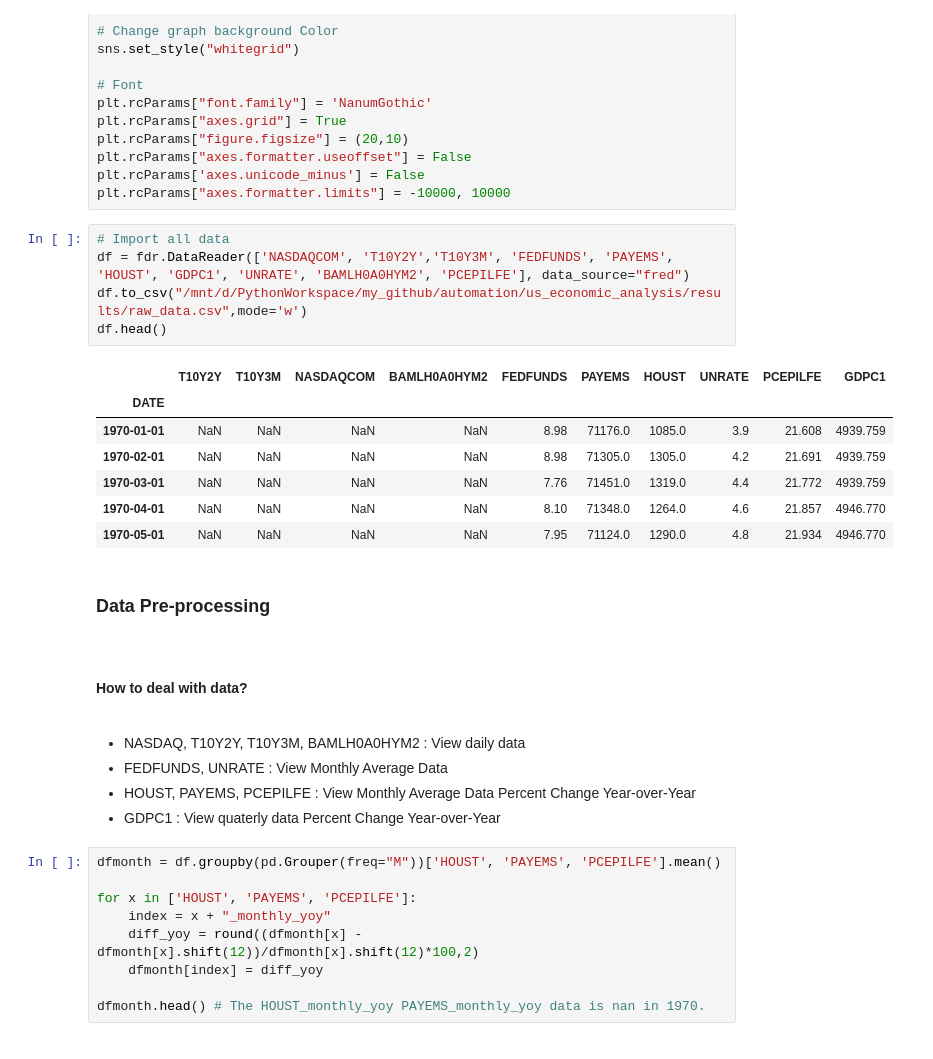
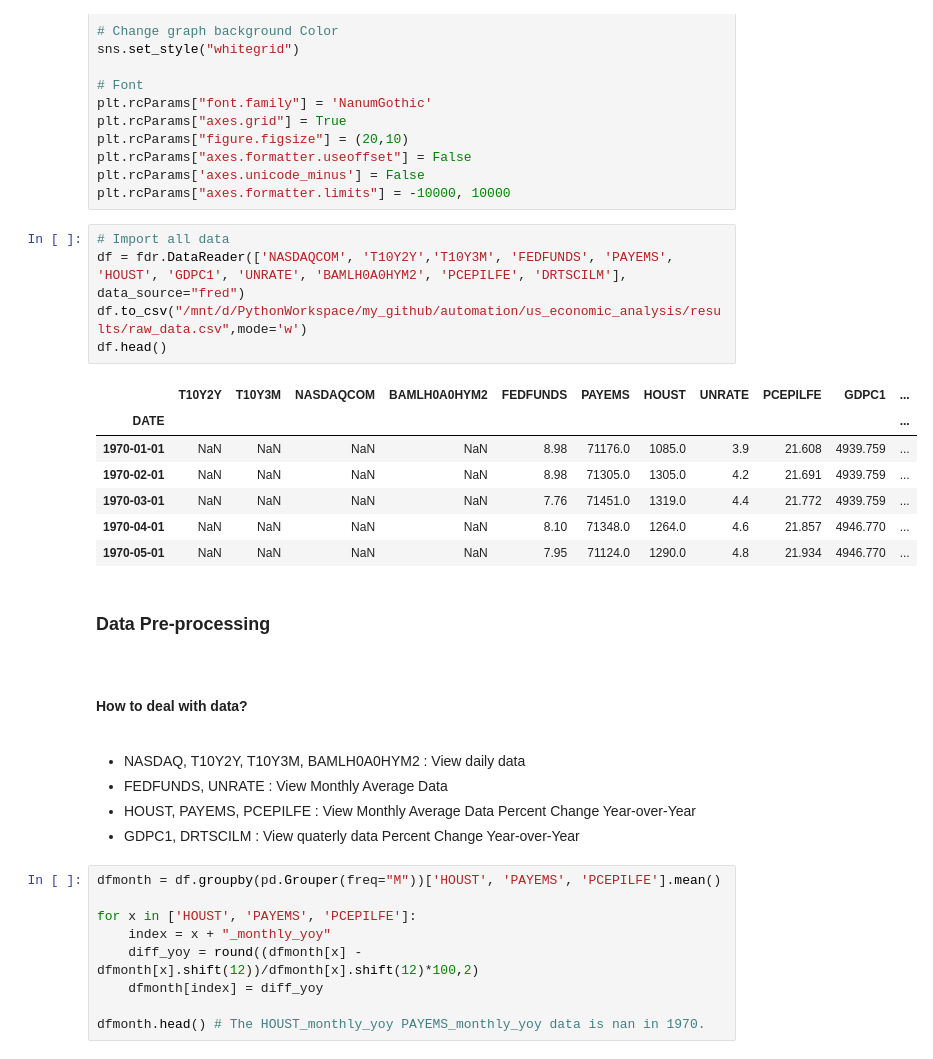
Before and after one commit to ChaHoHyun/Economy-State, a Jupyter notebook: us_economic_analysis/Economy Analysis.ipynb, the cells around one changed output. Saved outputs shown, nothing was run; the diff lists cells and outputs as text.

```diff
--- a/us_economic_analysis/Economy Analysis.ipynb
+++ b/us_economic_analysis/Economy Analysis.ipynb
@@ -71,17 +71,17 @@ plt.rcParams['axes.unicode_minus'] = False
 plt.rcParams["axes.formatter.limits"] = -10000, 10000
 # %%
 # Import all data
-df = fdr.DataReader(['NASDAQCOM', 'T10Y2Y','T10Y3M', 'FEDFUNDS', 'PAYEMS', 'HOUST', 'GDPC1', 'UNRATE', 'BAMLH0A0HYM2', 'PCEPILFE'], data_source="fred")
+df = fdr.DataReader(['NASDAQCOM', 'T10Y2Y','T10Y3M', 'FEDFUNDS', 'PAYEMS', 'HOUST', 'GDPC1', 'UNRATE', 'BAMLH0A0HYM2', 'PCEPILFE', 'DRTSCILM'], data_source="fred")
 df.to_csv("/mnt/d/PythonWorkspace/my_github/automation/us_economic_analysis/results/raw_data.csv",mode='w')
 df.head()
 # %% [output]
-|  | T10Y2Y | T10Y3M | NASDAQCOM | BAMLH0A0HYM2 | FEDFUNDS | PAYEMS | HOUST | UNRATE | PCEPILFE | GDPC1 |
-| DATE |  |  |  |  |  |  |  |  |  |  |
-| 1970-01-01 | NaN | NaN | NaN | NaN | 8.98 | 71176.0 | 1085.0 | 3.9 | 21.608 | 4939.759 |
-| 1970-02-01 | NaN | NaN | NaN | NaN | 8.98 | 71305.0 | 1305.0 | 4.2 | 21.691 | 4939.759 |
-| 1970-03-01 | NaN | NaN | NaN | NaN | 7.76 | 71451.0 | 1319.0 | 4.4 | 21.772 | 4939.759 |
-| 1970-04-01 | NaN | NaN | NaN | NaN | 8.10 | 71348.0 | 1264.0 | 4.6 | 21.857 | 4946.770 |
-| 1970-05-01 | NaN | NaN | NaN | NaN | 7.95 | 71124.0 | 1290.0 | 4.8 | 21.934 | 4946.770 |
+|  | T10Y2Y | T10Y3M | NASDAQCOM | BAMLH0A0HYM2 | FEDFUNDS | PAYEMS | HOUST | UNRATE | PCEPILFE | GDPC1 | ... |
+| DATE |  |  |  |  |  |  |  |  |  |  | ... |
+| 1970-01-01 | NaN | NaN | NaN | NaN | 8.98 | 71176.0 | 1085.0 | 3.9 | 21.608 | 4939.759 | ... |
+| 1970-02-01 | NaN | NaN | NaN | NaN | 8.98 | 71305.0 | 1305.0 | 4.2 | 21.691 | 4939.759 | ... |
+| 1970-03-01 | NaN | NaN | NaN | NaN | 7.76 | 71451.0 | 1319.0 | 4.4 | 21.772 | 4939.759 | ... |
+| 1970-04-01 | NaN | NaN | NaN | NaN | 8.10 | 71348.0 | 1264.0 | 4.6 | 21.857 | 4946.770 | ... |
+| 1970-05-01 | NaN | NaN | NaN | NaN | 7.95 | 71124.0 | 1290.0 | 4.8 | 21.934 | 4946.770 | ... |
 # %% [markdown]
 ### Data Pre-processing
 <br>
@@ -93,7 +93,7 @@ df.head()
 - NASDAQ, T10Y2Y, T10Y3M, BAMLH0A0HYM2 : View daily data
 - FEDFUNDS, UNRATE : View Monthly Average Data
 - HOUST, PAYEMS, PCEPILFE : View Monthly Average Data Percent Change Year-over-Year
-- GDPC1 : View quaterly data Percent Change Year-over-Year
+- GDPC1, DRTSCILM : View quaterly data Percent Change Year-over-Year
 # %%
 dfmonth = df.groupby(pd.Grouper(freq="M"))['HOUST', 'PAYEMS', 'PCEPILFE'].mean()
 
```
Also changed, not shown: parts of 11 cells of this notebook, 5 other files.
